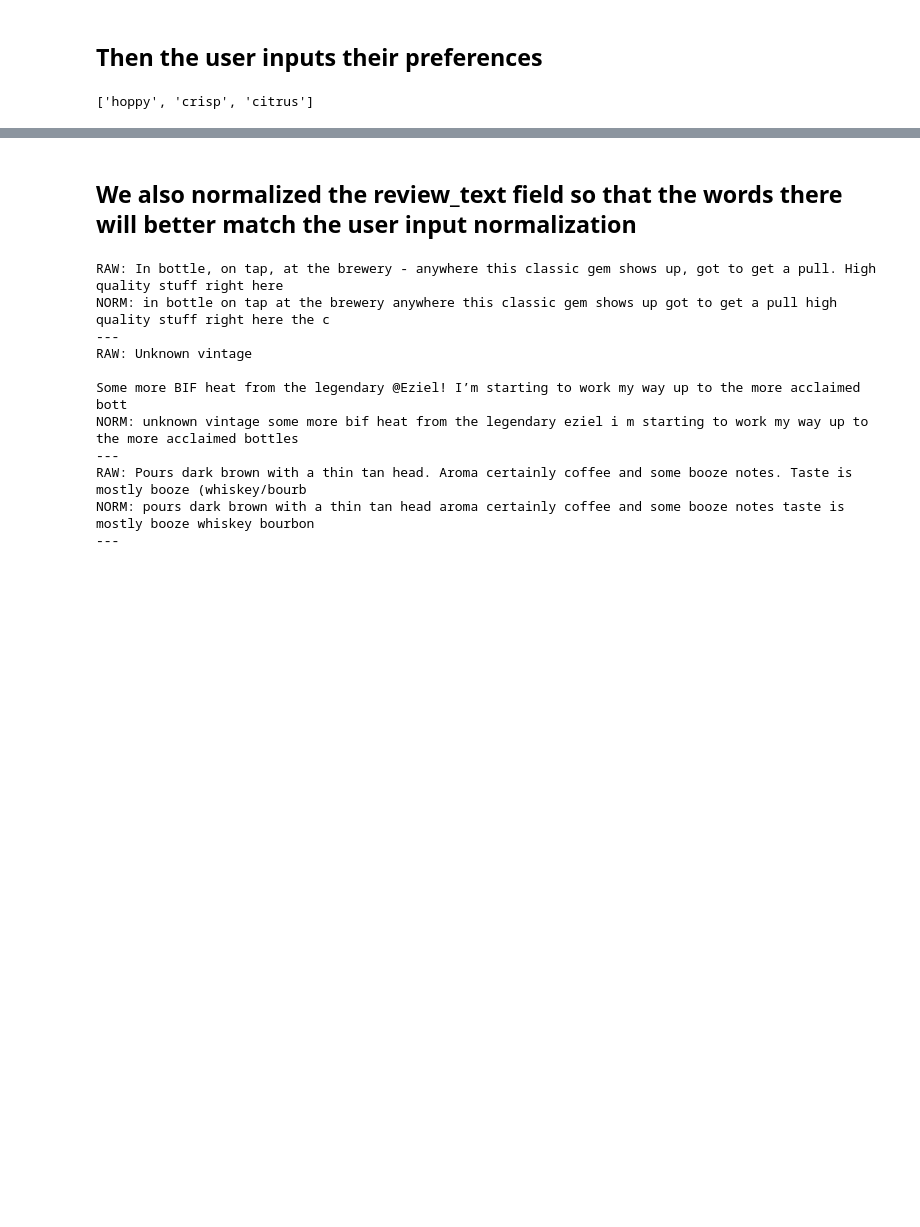
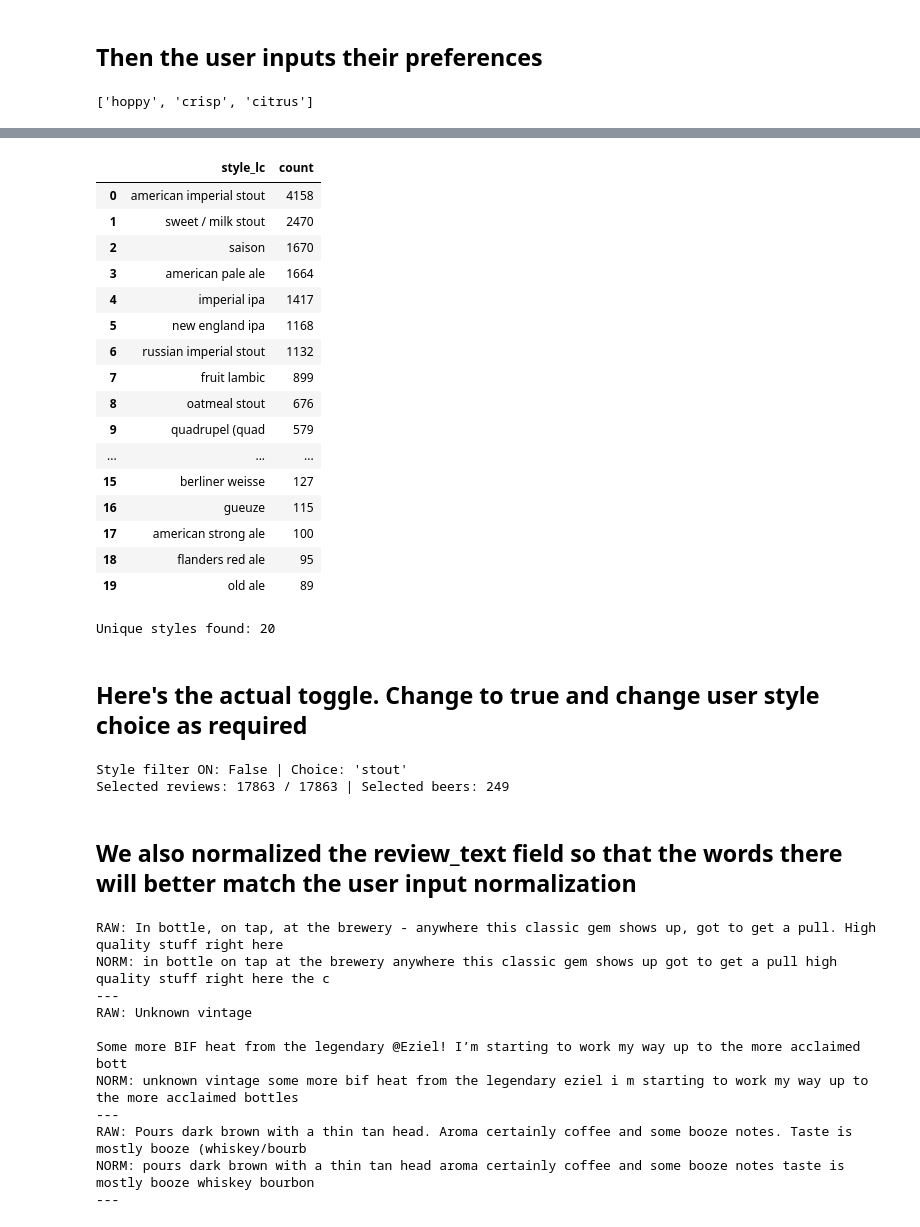
Before and after one commit to AHMerrill/unstructured-data-2, a Jupyter notebook: Task_B.ipynb, the cells around one changed output, grey strips where cells are left out. Cells and saved outputs as stored; diff of their text form; code cells hidden in the pictures; blank space fills up the shorter version.

```diff
--- a/Task_B.ipynb
+++ b/Task_B.ipynb
@@ -246,0 +249,51 @@ print(CUSTOMER_ATTRIBUTES)
+# %%
+# ================
+# Collect all styles (lowercased) so we can map them
+# ================
+
+# 1) Lowercase + basic trimming
+reviews["style_lc"] = (
+    reviews["style"]
+    .astype(str)
+    .str.strip()
+    .str.lower()
+)
+
+# (Optional) very light cleanup that helps consolidation without doing the mapping yet:
+# - collapse multiple spaces
+# - normalize hyphens/long dashes to spaces
+# - remove surrounding parentheses/spaces
+reviews["style_lc"] = (
+    reviews["style_lc"]
+      .str.replace(r"\s+", " ", regex=True)
+      .str.replace(r"[–—-]", " ", regex=True)  # dashes → space
+      .str.strip(" ()")
+)
+
+# 2) Frequency table (most useful to design the mapping)
+style_counts = reviews["style_lc"].value_counts().reset_index()
+style_counts.columns = ["style_lc", "count"]
+display(style_counts.head(50))   # top 50 by frequency
+
+# 3) Full sorted unique list (easy to copy/paste for mapping)
+ALL_STYLES = sorted(style_counts["style_lc"].unique().tolist())
+print(f"Unique styles found: {len(ALL_STYLES)}")
+# %% [output]
+|  | style_lc | count |
+| 0 | american imperial stout | 4158 |
+| 1 | sweet / milk stout | 2470 |
+| 2 | saison | 1670 |
+| 3 | american pale ale | 1664 |
+| 4 | imperial ipa | 1417 |
+| 5 | new england ipa | 1168 |
+| 6 | russian imperial stout | 1132 |
+| 7 | fruit lambic | 899 |
+| 8 | oatmeal stout | 676 |
+| 9 | quadrupel (quad | 579 |
+| ... | ... | ... |
+| 15 | berliner weisse | 127 |
+| 16 | gueuze | 115 |
+| 17 | american strong ale | 100 |
+| 18 | flanders red ale | 95 |
+| 19 | old ale | 89 |
+Unique styles found: 20
@@ -247,3 +404,30 @@ print(CUSTOMER_ATTRIBUTES)
+# %% [markdown]
+## Here's the actual toggle.  Change to true and change user style choice as required
+# %%
+# ==============================
+# Style filter toggle (default OFF)
+# ==============================
+# Flip STYLE_FILTER_ON to True to restrict the recommender to one style family.
+
+STYLE_FILTER_ON = False              # <— default OFF
+STYLE_FAMILY_CHOICE_INPUT = "stout"   # <— user-editable text
+STYLE_FAMILY_CHOICE = normalize_style_choice(STYLE_FAMILY_CHOICE_INPUT)
+
+# Row mask to use later (e.g., in the recommender)
+if STYLE_FILTER_ON:
+    current_style_mask = (reviews["style_family"] == STYLE_FAMILY_CHOICE)
+else:
+    # include everything
+    current_style_mask = pd.Series(True, index=reviews.index)
+
+# Diagnostics
+selected_reviews = int(current_style_mask.sum())
+selected_beers = reviews.loc[current_style_mask, "beer"].nunique()
+print(f"Style filter ON: {STYLE_FILTER_ON} | Choice: '{STYLE_FAMILY_CHOICE}'")
+print(f"Selected reviews: {selected_reviews} / {len(reviews)} | Selected beers: {selected_beers}")
+# %% [output]
+Style filter ON: False | Choice: 'stout'
+Selected reviews: 17863 / 17863 | Selected beers: 249
 # %% [markdown]
 ## We also normalized the review_text field so that the words there will better match the user input normalization
 # %%
```
Also changed, not shown: parts of 3 cells of this notebook.
